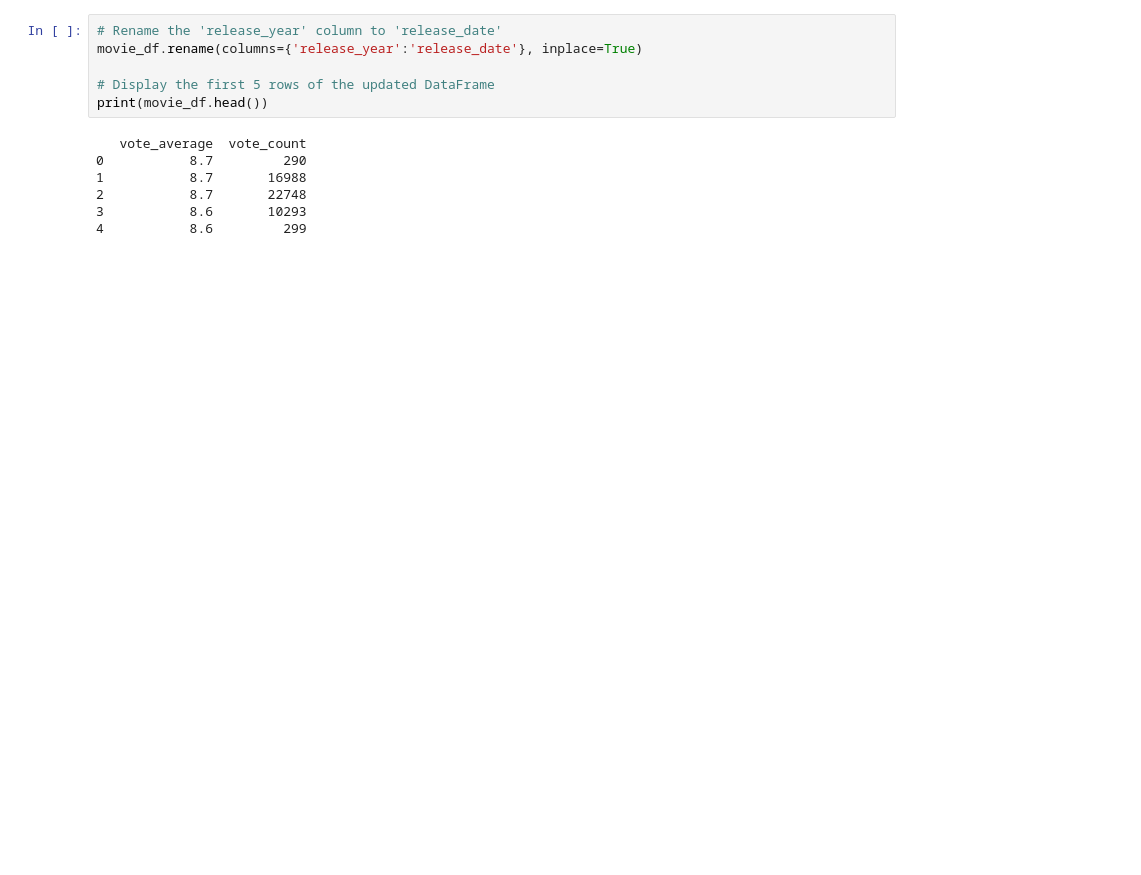
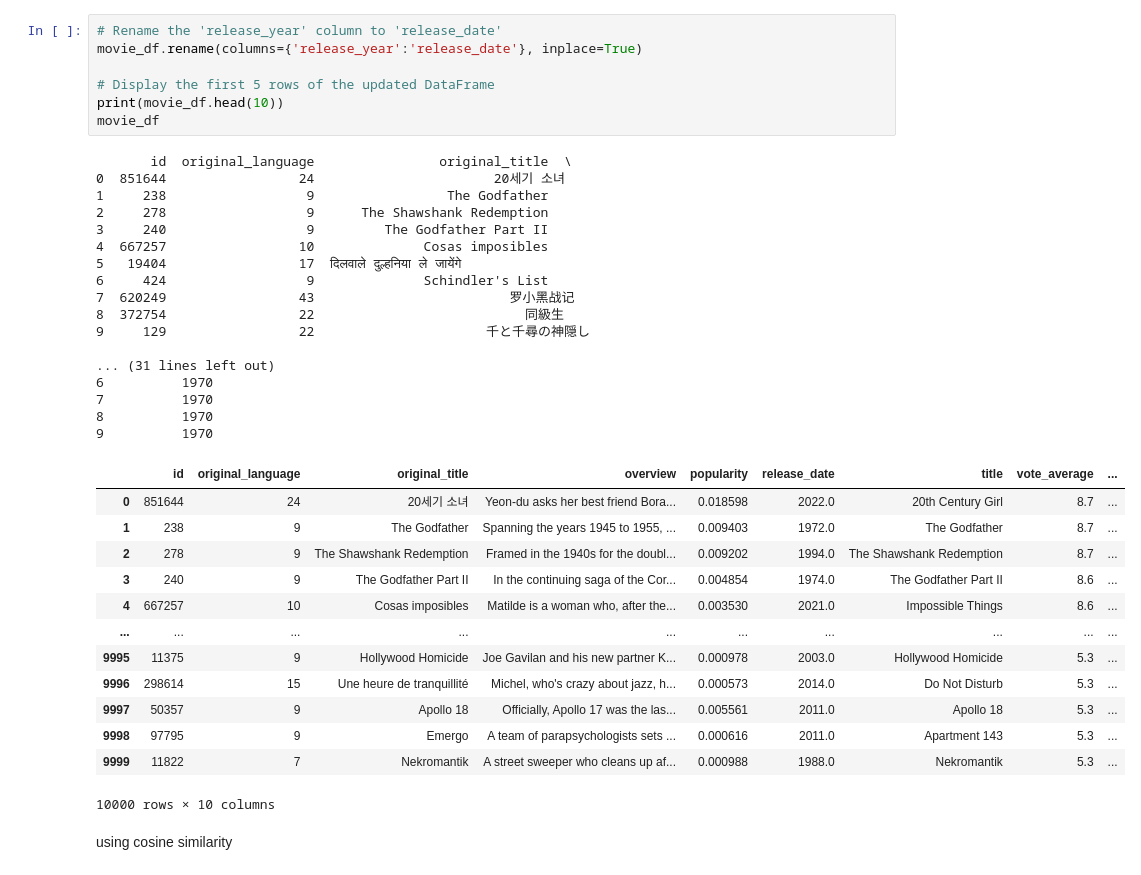
Before and after one commit to dagbolade/Movie-recommendation-system, a Jupyter notebook: new.ipynb, the cells around one changed output. Drawn from its saved outputs; the diff is of its cells as text; blank space fills up the shorter version.

```diff
--- a/new.ipynb
+++ b/new.ipynb
@@ -75,13 +96,40 @@ movie_df = movie_df[important_features]
 # %%
 # Rename the 'release_year' column to 'release_date'
 movie_df.rename(columns={'release_year':'release_date'}, inplace=True)
 
 # Display the first 5 rows of the updated DataFrame
-print(movie_df.head())
+print(movie_df.head(10))
+movie_df
 # %% [output]
-   vote_average  vote_count
-0           8.7         290
-1           8.7       16988
-2           8.7       22748
-3           8.6       10293
-4           8.6         299
+       id  original_language                original_title  \
+0  851644                 24                       20세기 소녀
+1     238                  9                 The Godfather
+2     278                  9      The Shawshank Redemption
+3     240                  9         The Godfather Part II
+4  667257                 10              Cosas imposibles
+5   19404                 17  दिलवाले दुल्हनिया ले जायेंगे
+6     424                  9              Schindler's List
+7  620249                 43                         罗小黑战记
+8  372754                 22                           同級生
+9     129                 22                      千と千尋の神隠し
+
+... (31 lines left out)
+6          1970
+7          1970
+8          1970
+9          1970
+|  | id | original_language | original_title | overview | popularity | release_date | title | vote_average | ... |
+| 0 | 851644 | 24 | 20세기 소녀 | Yeon-du asks her best friend Bora... | 0.018598 | 2022.0 | 20th Century Girl | 8.7 | ... |
+| 1 | 238 | 9 | The Godfather | Spanning the years 1945 to 1955, ... | 0.009403 | 1972.0 | The Godfather | 8.7 | ... |
+| 2 | 278 | 9 | The Shawshank Redemption | Framed in the 1940s for the doubl... | 0.009202 | 1994.0 | The Shawshank Redemption | 8.7 | ... |
+| 3 | 240 | 9 | The Godfather Part II | In the continuing saga of the Cor... | 0.004854 | 1974.0 | The Godfather Part II | 8.6 | ... |
+| 4 | 667257 | 10 | Cosas imposibles | Matilde is a woman who, after the... | 0.003530 | 2021.0 | Impossible Things | 8.6 | ... |
+| ... | ... | ... | ... | ... | ... | ... | ... | ... | ... |
+| 9995 | 11375 | 9 | Hollywood Homicide | Joe Gavilan and his new partner K... | 0.000978 | 2003.0 | Hollywood Homicide | 5.3 | ... |
+| 9996 | 298614 | 15 | Une heure de tranquillité | Michel, who's crazy about jazz, h... | 0.000573 | 2014.0 | Do Not Disturb | 5.3 | ... |
+| 9997 | 50357 | 9 | Apollo 18 | Officially, Apollo 17 was the las... | 0.005561 | 2011.0 | Apollo 18 | 5.3 | ... |
+| 9998 | 97795 | 9 | Emergo | A team of parapsychologists sets ... | 0.000616 | 2011.0 | Apartment 143 | 5.3 | ... |
+| 9999 | 11822 | 7 | Nekromantik | A street sweeper who cleans up af... | 0.000988 | 1988.0 | Nekromantik | 5.3 | ... |
+10000 rows × 10 columns
+# %% [markdown]
+using cosine similarity
```
Also changed, not shown: parts of 7 cells of this notebook.
